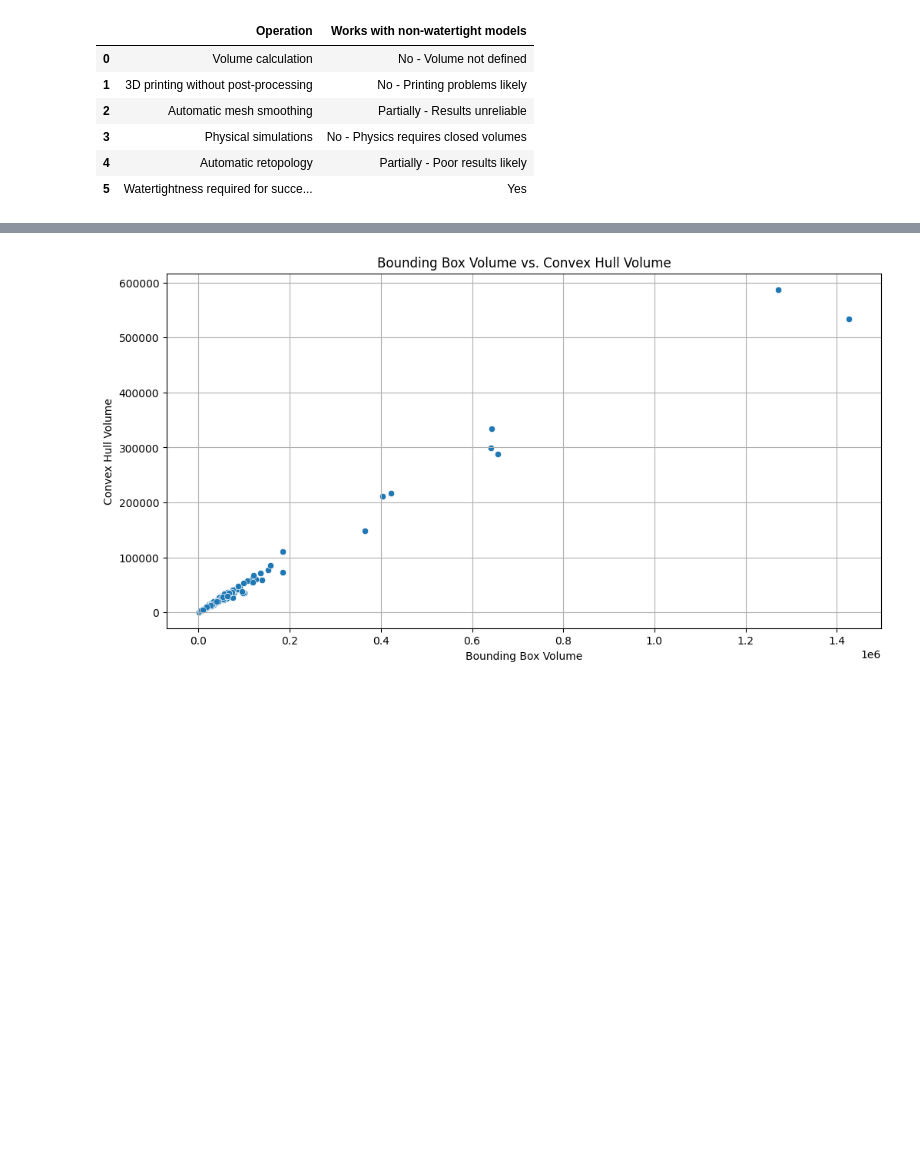
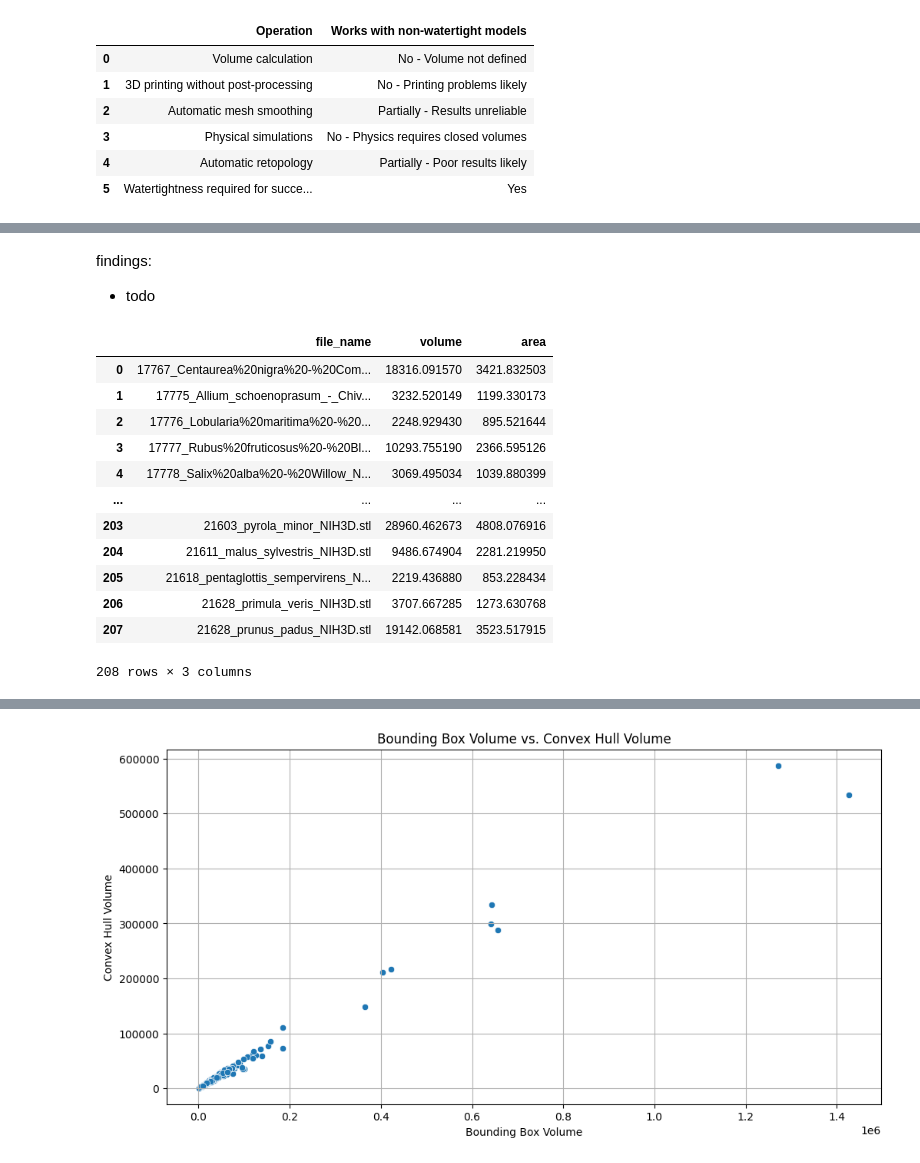
Before and after one commit to 3d-pollen-reconstruction/sequoia, a Jupyter notebook: notebooks/dataset_prep_exploration.ipynb, the cells around one changed output, grey strips where cells are left out. Saved outputs shown, nothing was run; the diff lists cells and outputs as text; code cells hidden in the pictures; blank space fills up the shorter version.

```diff
--- a/notebooks/dataset_prep_exploration.ipynb
+++ b/notebooks/dataset_prep_exploration.ipynb
@@ -63,0 +147,19 @@ Visualization created for 21464_anthoxanthum_odoratum_NIH3D.stl
+# %% [markdown]
+findings:
+- todo
+# %%
+analyzer.convex_hull_analysis()
+# %% [output]
+|  | file_name | volume | area |
+| 0 | 17767_Centaurea%20nigra%20-%20Com... | 18316.091570 | 3421.832503 |
+| 1 | 17775_Allium_schoenoprasum_-_Chiv... | 3232.520149 | 1199.330173 |
+| 2 | 17776_Lobularia%20maritima%20-%20... | 2248.929430 | 895.521644 |
+| 3 | 17777_Rubus%20fruticosus%20-%20Bl... | 10293.755190 | 2366.595126 |
+| 4 | 17778_Salix%20alba%20-%20Willow_N... | 3069.495034 | 1039.880399 |
+| ... | ... | ... | ... |
+| 203 | 21603_pyrola_minor_NIH3D.stl | 28960.462673 | 4808.076916 |
+| 204 | 21611_malus_sylvestris_NIH3D.stl | 9486.674904 | 2281.219950 |
+| 205 | 21618_pentaglottis_sempervirens_N... | 2219.436880 | 853.228434 |
+| 206 | 21628_primula_veris_NIH3D.stl | 3707.667285 | 1273.630768 |
+| 207 | 21628_prunus_padus_NIH3D.stl | 19142.068581 | 3523.517915 |
+208 rows × 3 columns
```
Also changed, not shown: parts of 11 cells of this notebook, 6 other files.
